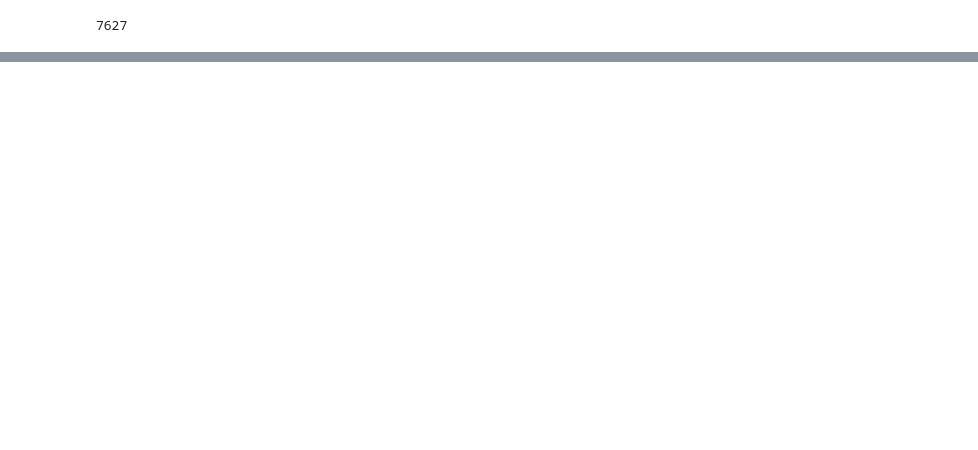
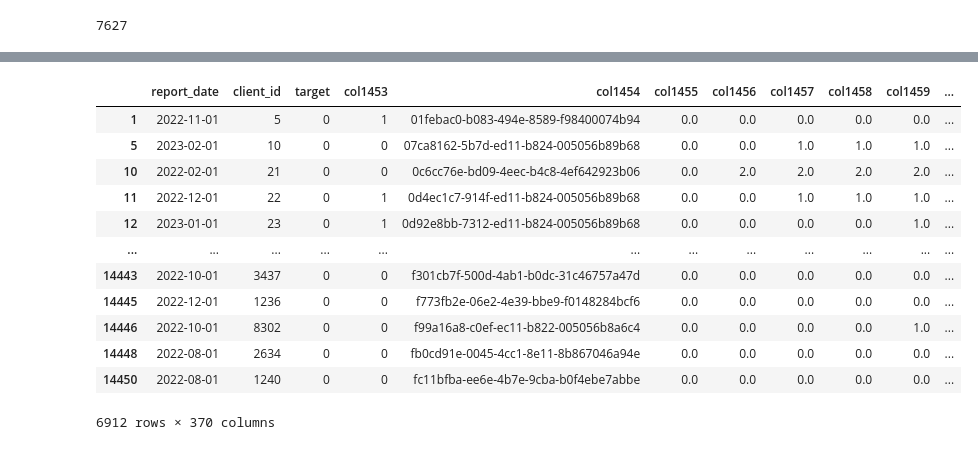
Before and after one commit to Tema13379/2intensiv2, a Jupyter notebook: data.ipynb, the cells around one changed output, grey strips where cells are left out. Drawn from its saved outputs; the diff is of its cells as text; code cells hidden in the pictures; blank space fills up the shorter version.

```diff
--- a/data.ipynb
+++ b/data.ipynb
@@ -235,0 +258,16 @@ data
+# %%
+data
+# %% [output]
+|  | report_date | client_id | target | col1453 | col1454 | col1455 | col1456 | col1457 | col1458 | col1459 | ... |
+| 1 | 2022-11-01 | 5 | 0 | 1 | 01febac0-b083-494e-8589-f98400074b94 | 0.0 | 0.0 | 0.0 | 0.0 | 0.0 | ... |
+| 5 | 2023-02-01 | 10 | 0 | 0 | 07ca8162-5b7d-ed11-b824-005056b89b68 | 0.0 | 0.0 | 1.0 | 1.0 | 1.0 | ... |
+| 10 | 2022-02-01 | 21 | 0 | 0 | 0c6cc76e-bd09-4eec-b4c8-4ef642923b06 | 0.0 | 2.0 | 2.0 | 2.0 | 2.0 | ... |
+| 11 | 2022-12-01 | 22 | 0 | 1 | 0d4ec1c7-914f-ed11-b824-005056b89b68 | 0.0 | 0.0 | 1.0 | 1.0 | 1.0 | ... |
+| 12 | 2023-01-01 | 23 | 0 | 1 | 0d92e8bb-7312-ed11-b824-005056b89b68 | 0.0 | 0.0 | 0.0 | 0.0 | 1.0 | ... |
+| ... | ... | ... | ... | ... | ... | ... | ... | ... | ... | ... | ... |
+| 14443 | 2022-10-01 | 3437 | 0 | 0 | f301cb7f-500d-4ab1-b0dc-31c46757a47d | 0.0 | 0.0 | 0.0 | 0.0 | 0.0 | ... |
+| 14445 | 2022-12-01 | 1236 | 0 | 0 | f773fb2e-06e2-4e39-bbe9-f0148284bcf6 | 0.0 | 0.0 | 0.0 | 0.0 | 0.0 | ... |
+| 14446 | 2022-10-01 | 8302 | 0 | 0 | f99a16a8-c0ef-ec11-b822-005056b8a6c4 | 0.0 | 0.0 | 0.0 | 0.0 | 1.0 | ... |
+| 14448 | 2022-08-01 | 2634 | 0 | 0 | fb0cd91e-0045-4cc1-8e11-8b867046a94e | 0.0 | 0.0 | 0.0 | 0.0 | 0.0 | ... |
+| 14450 | 2022-08-01 | 1240 | 0 | 0 | fc11bfba-ee6e-4b7e-9cba-b0f4ebe7abbe | 0.0 | 0.0 | 0.0 | 0.0 | 0.0 | ... |
+6912 rows × 370 columns
```
Also changed, not shown: parts of 13 cells of this notebook.
